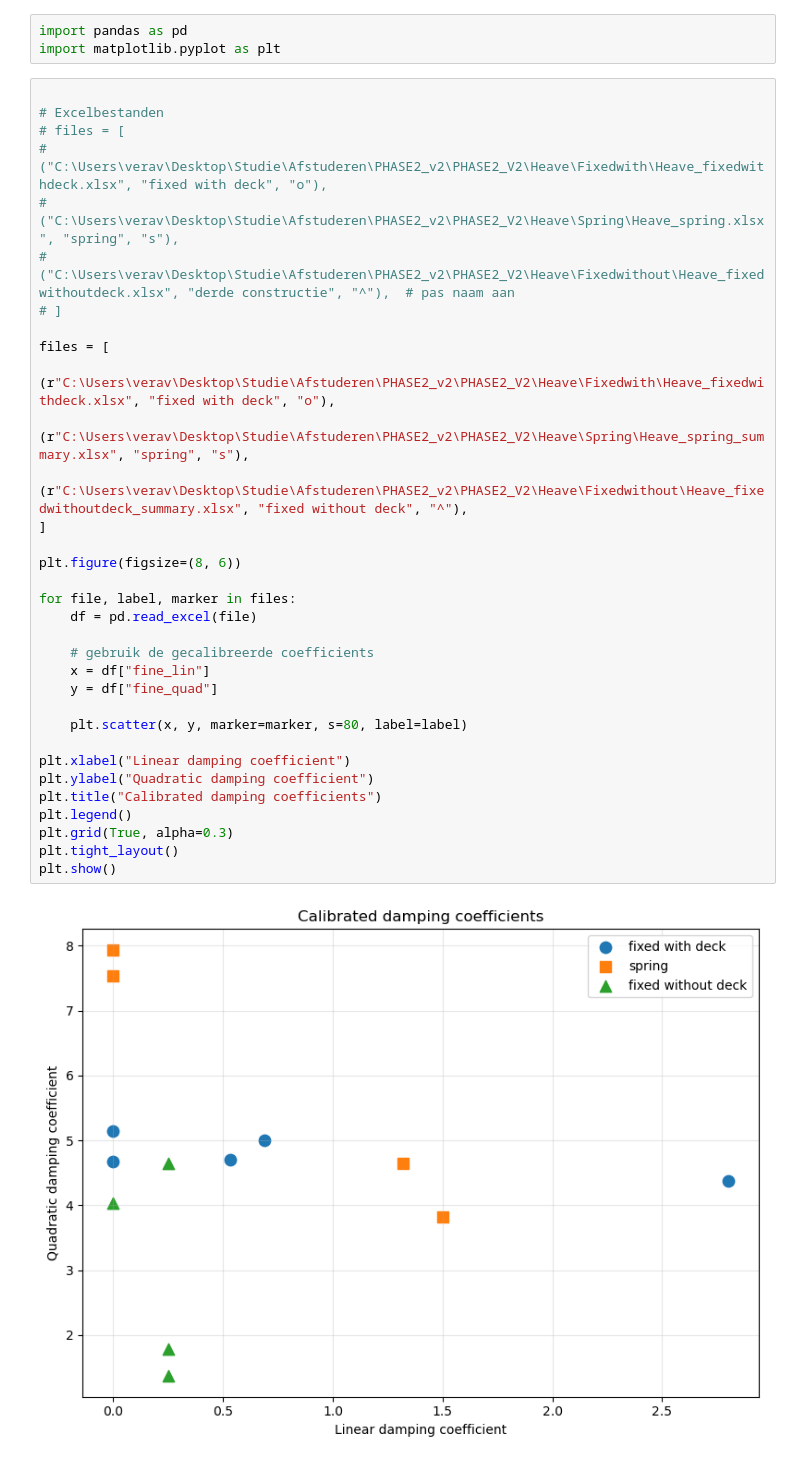
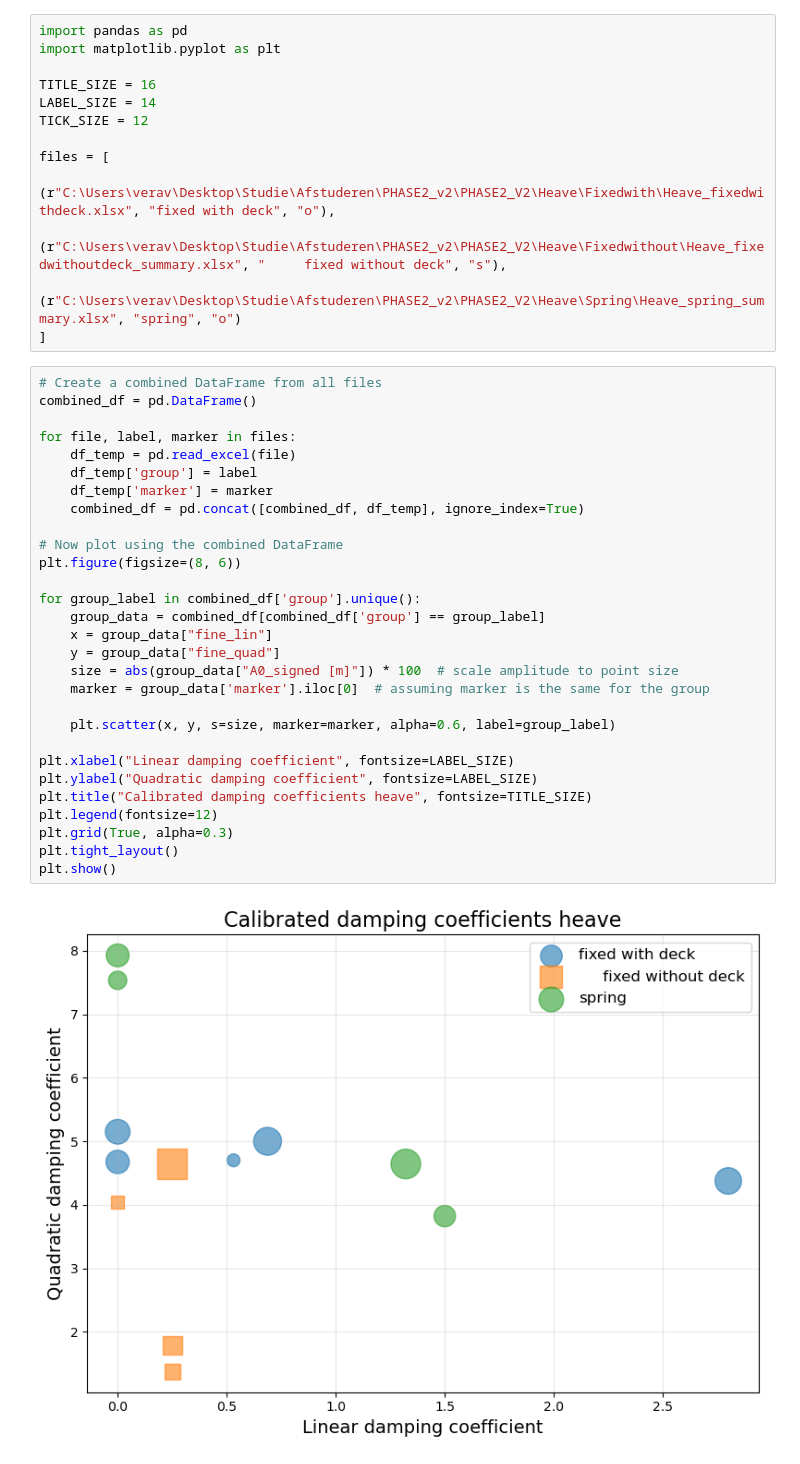
Before and after one commit to veravanspronsen/PHASE2_V2, a Jupyter notebook: Heave/Heave_analysisresults.ipynb, the cells around one changed output. Cells and saved outputs as stored; diff of their text form.

```diff
--- a/Heave/Heave_analysisresults.ipynb
+++ b/Heave/Heave_analysisresults.ipynb
@@ -1,39 +1,45 @@
 # %%
 import pandas as pd
 import matplotlib.pyplot as plt
+
+TITLE_SIZE = 16
+LABEL_SIZE = 14
+TICK_SIZE = 12
+
+files = [
+    (r"C:\Users\verav\Desktop\Studie\Afstuderen\PHASE2_v2\PHASE2_V2\Heave\Fixedwith\Heave_fixedwithdeck.xlsx", "fixed with deck", "o"),
+    (r"C:\Users\verav\Desktop\Studie\Afstuderen\PHASE2_v2\PHASE2_V2\Heave\Fixedwithout\Heave_fixedwithoutdeck_summary.xlsx", "     fixed without deck", "s"),
+    (r"C:\Users\verav\Desktop\Studie\Afstuderen\PHASE2_v2\PHASE2_V2\Heave\Spring\Heave_spring_summary.xlsx", "spring", "o")
+]
 # %%
+# Create a combined DataFrame from all files
+combined_df = pd.DataFrame()
 
-# Excelbestanden
-# files = [
-#     ("C:\Users\verav\Desktop\Studie\Afstuderen\PHASE2_v2\PHASE2_V2\Heave\Fixedwith\Heave_fixedwithdeck.xlsx", "fixed with deck", "o"),
-#     ("C:\Users\verav\Desktop\Studie\Afstuderen\PHASE2_v2\PHASE2_V2\Heave\Spring\Heave_spring.xlsx", "spring", "s"),
-#     ("C:\Users\verav\Desktop\Studie\Afstuderen\PHASE2_v2\PHASE2_V2\Heave\Fixedwithout\Heave_fixedwithoutdeck.xlsx", "derde constructie", "^"),  # pas naam aan
-# ]
+for file, label, marker in files:
+    df_temp = pd.read_excel(file)
+    df_temp['group'] = label
+    df_temp['marker'] = marker
+    combined_df = pd.concat([combined_df, df_temp], ignore_index=True)
 
-files = [
-    (r"C:\Users\verav\Desktop\Studie\Afstuderen\PHASE2_v2\PHASE2_V2\Heave\Fixedwith\Heave_fixedwithdeck.xlsx", "fixed with deck", "o"),
-    (r"C:\Users\verav\Desktop\Studie\Afstuderen\PHASE2_v2\PHASE2_V2\Heave\Spring\Heave_spring_summary.xlsx", "spring", "s"),
-    (r"C:\Users\verav\Desktop\Studie\Afstuderen\PHASE2_v2\PHASE2_V2\Heave\Fixedwithout\Heave_fixedwithoutdeck_summary.xlsx", "fixed without deck", "^"),
-]
-
+# Now plot using the combined DataFrame
 plt.figure(figsize=(8, 6))
 
-for file, label, marker in files:
-    df = pd.read_excel(file)
+for group_label in combined_df['group'].unique():
+    group_data = combined_df[combined_df['group'] == group_label]
+    x = group_data["fine_lin"]
+    y = group_data["fine_quad"]
+    size = abs(group_data["A0_signed [m]"]) * 100  # scale amplitude to point size
+    marker = group_data['marker'].iloc[0]  # assuming marker is the same for the group
 
-    # gebruik de gecalibreerde coefficients
-    x = df["fine_lin"]
-    y = df["fine_quad"]
+    plt.scatter(x, y, s=size, marker=marker, alpha=0.6, label=group_label)
 
-    plt.scatter(x, y, marker=marker, s=80, label=label)
-
-plt.xlabel("Linear damping coefficient")
-plt.ylabel("Quadratic damping coefficient")
-plt.title("Calibrated damping coefficients")
-plt.legend()
+plt.xlabel("Linear damping coefficient", fontsize=LABEL_SIZE)
+plt.ylabel("Quadratic damping coefficient", fontsize=LABEL_SIZE)
+plt.title("Calibrated damping coefficients heave", fontsize=TITLE_SIZE)
+plt.legend(fontsize=12)
 plt.grid(True, alpha=0.3)
 plt.tight_layout()
 plt.show()
 # %% [output]
-[figure, old version]
+[figure, new version]
 # %%
```
Also changed, not shown: parts of 2 cells of this notebook, 40 other files.
